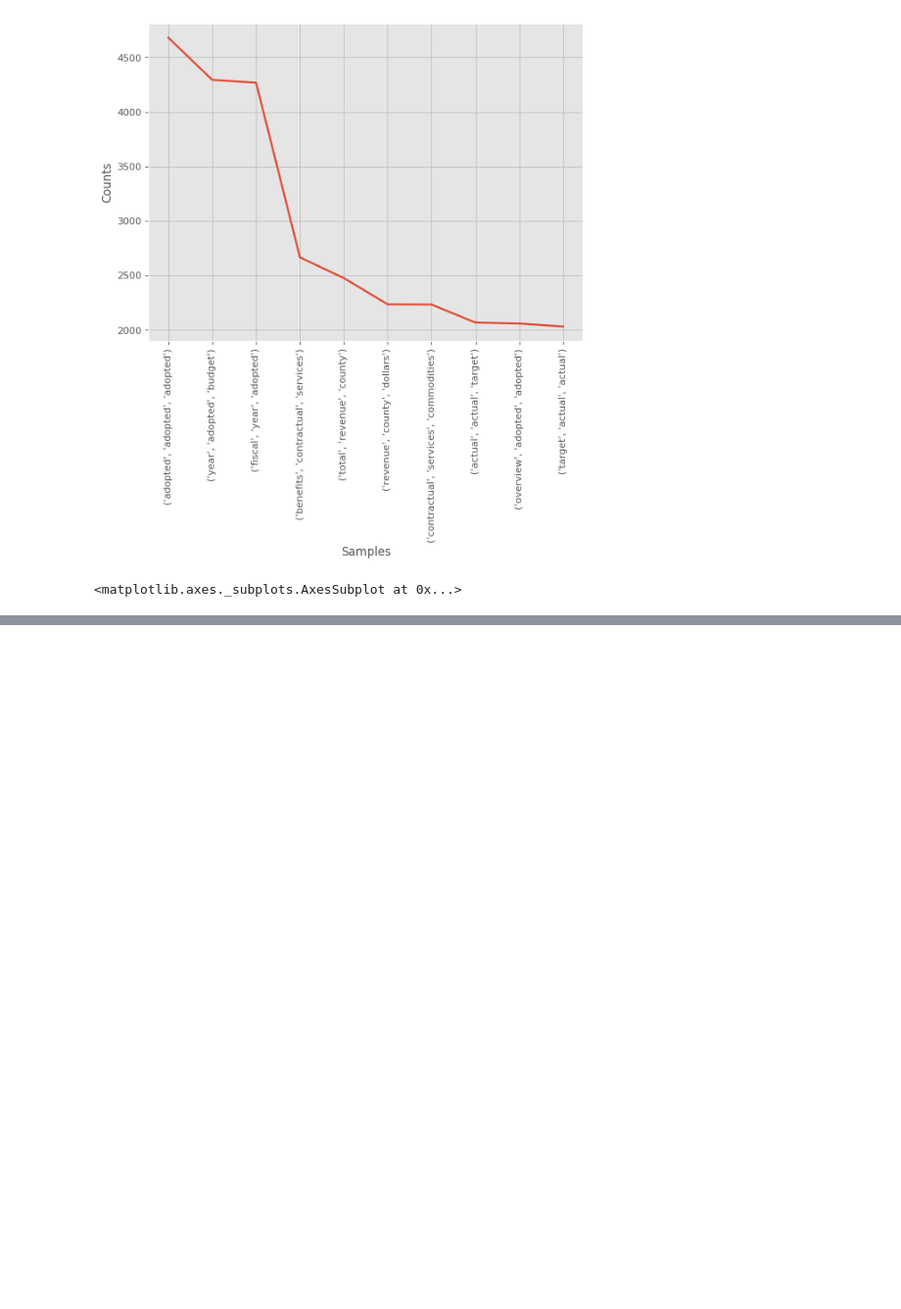
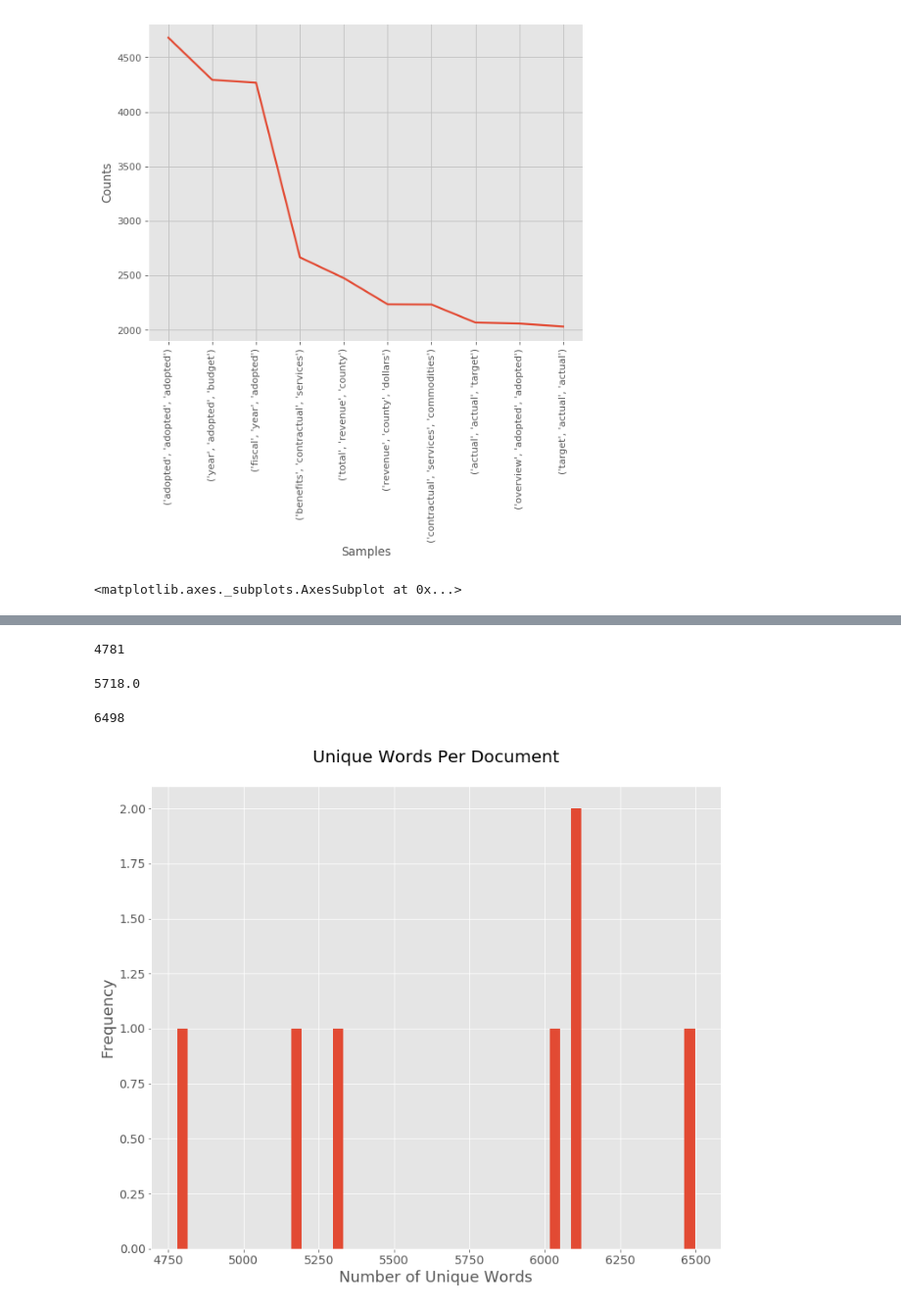
Before and after one commit to UNCG-CSE/Budget_Text_Analysis, a Jupyter notebook: src/StatisticalTextAnalysis/original/Statistical-Text-Analysis.ipynb, the cells around one changed output, grey strips where cells are left out. Shown at 98% size. Cells and saved outputs as stored; diff of their text form; code cells hidden in the pictures; blank space fills up the shorter version.

```diff
--- a/src/StatisticalTextAnalysis/original/Statistical-Text-Analysis.ipynb
+++ b/src/StatisticalTextAnalysis/original/Statistical-Text-Analysis.ipynb
@@ -270,0 +285,3 @@ list(set(gc_list) & set(gc_list))
+# %%
+df['uniq_wds'] = df['content'].str.split().apply(lambda x: len(set(x)))
+df['uniq_wds']
@@ -270,0 +297,19 @@ list(set(gc_list) & set(gc_list))
+# %%
+df['uniq_wds'].min()
+# %% [output]
+4781
+# %%
+df['uniq_wds'].mean()
+# %% [output]
+5718.0
+# %%
+df['uniq_wds'].max()
+# %% [output]
+6498
+# %%
+ax=df['uniq_wds'].plot(kind='hist', bins=50, fontsize=14, figsize=(12,10))
+ax.set_title('Unique Words Per Document\n', fontsize=20)
+ax.set_ylabel('Frequency', fontsize=18)
+ax.set_xlabel('Number of Unique Words', fontsize=18);
+# %% [output]
+[figure, added]
```
Also changed, not shown: parts of 45 cells of this notebook.
